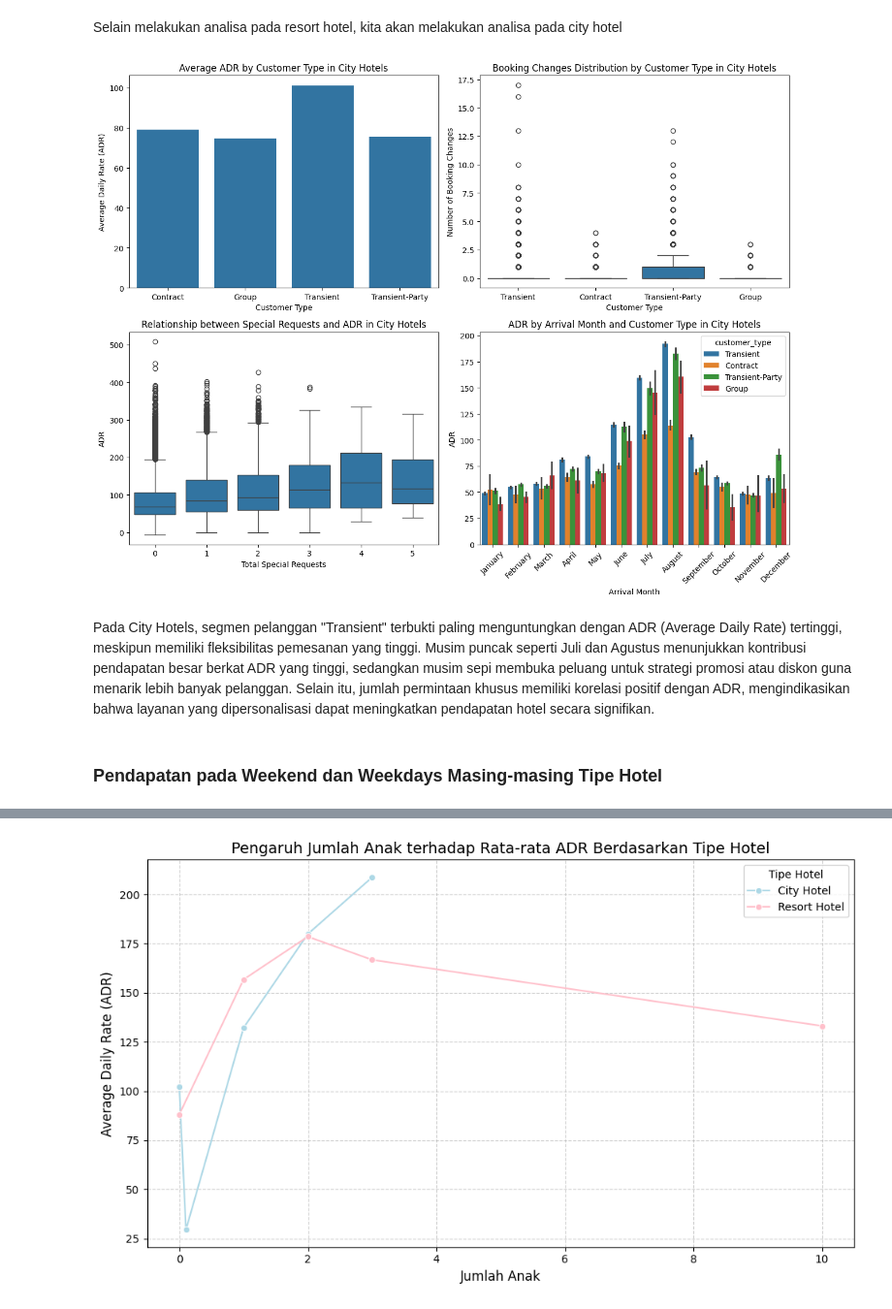
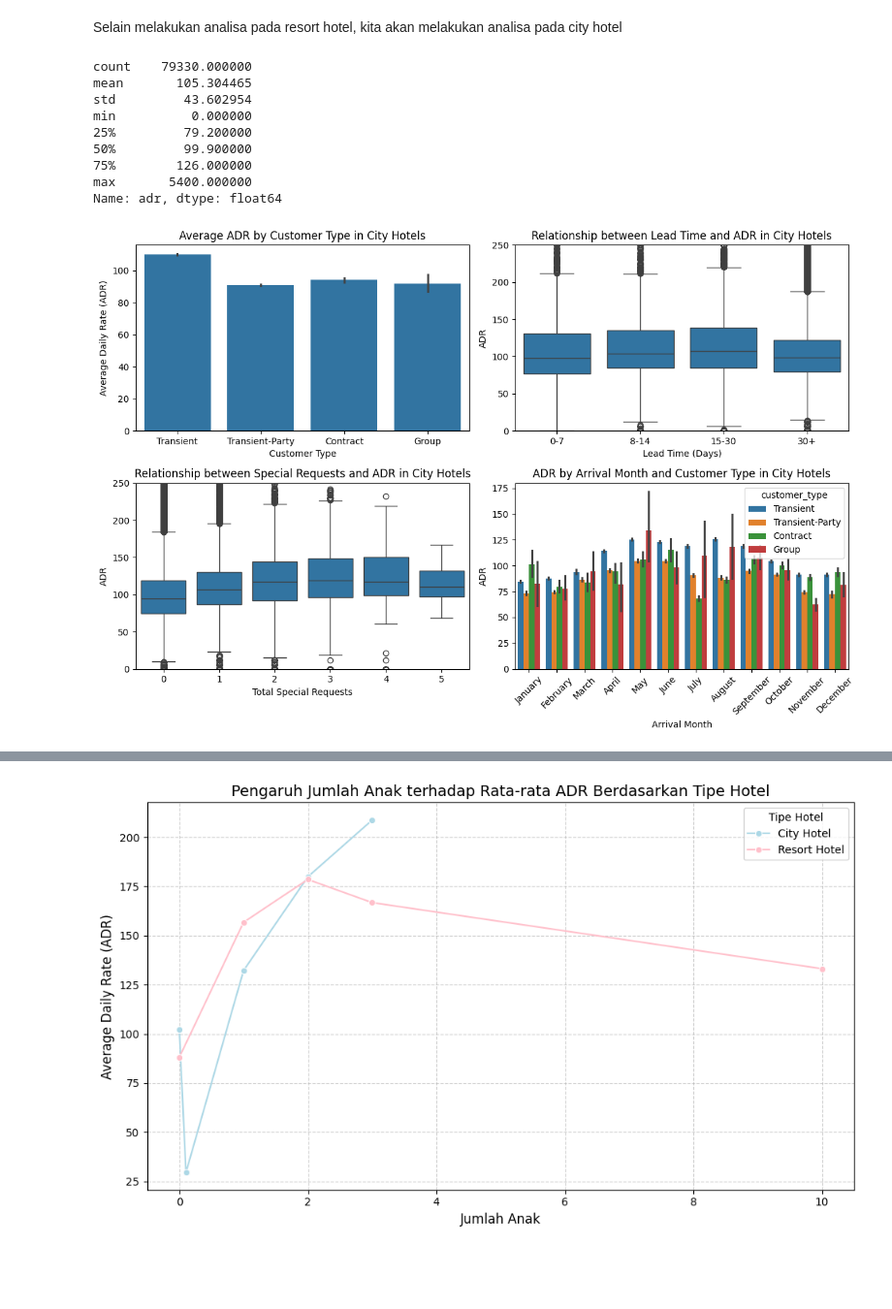
Before and after one commit to xyzaraa/hotel_analysis, a Jupyter notebook: hotel_analysis.ipynb, the cells around one changed output, grey strips where cells are left out. Shown at 97% size. Saved outputs shown, nothing was run; the diff lists cells and outputs as text; code cells hidden in the pictures; blank space fills up the shorter version.

```diff
--- a/hotel_analysis.ipynb
+++ b/hotel_analysis.ipynb
@@ -264,47 +486,64 @@ Selain itu, hotel dapat meningkatkan harga atau menawarkan paket promosi pada bu
 # %% [markdown]
 Selain melakukan analisa pada resort hotel, kita akan melakukan analisa pada city hotel
+# %%
+customer_city = df[df['hotel']=='City Hotel']
+# %%
+print(customer_city['adr'].describe())
+# %% [output]
+count    79330.000000
+mean       105.304465
+std         43.602954
+min          0.000000
+25%         79.200000
+50%         99.900000
+75%        126.000000
+max       5400.000000
+Name: adr, dtype: float64
 # %%
-customer_city = df[df['hotel']=='Resort Hotel']
+# Mengelompokkan data berdasarkan jenis pelanggan dan hitung ADR rata-rata untuk setiap jenis
+customer_type_adr = customer_city.groupby('customer_type')['adr'].mean().reset_index()
 
-# Mengelompokkan data berdasarkan jenis pelanggan dan hitung ADR rata-rata untuk setiap jenis
-customer_type_adr_city = customer_city.groupby('customer_type')['adr'].mean().reset_index()
+# Create bins for lead time
+customer_city['lead_time_bin_city'] = pd.cut(customer_city['lead_time'], bins=[0, 7, 14, 30, np.inf], labels=['0-7', '8-14', '15-30', '30+'])
 
-# Membuat figure dengan layout 2x2
-fig, axes = plt.subplots(2, 2, figsize=(13, 10))
+# Create subplots
+fig, axes = plt.subplots(nrows=2, ncols=2, figsize=(12, 8))
 
 # Plot 1: Average ADR by Customer Type
-sns.barplot(x='customer_type', y='adr', data=customer_type_adr_city, ax=axes[0, 0])
+sns.barplot(x='customer_type', y='adr', data=customer_city, ax=axes[0, 0])
 axes[0, 0].set_title('Average ADR by Customer Type in City Hotels')
 axes[0, 0].set_xlabel('Customer Type')
 axes[0, 0].set_ylabel('Average Daily Rate (ADR)')
 
-# Plot 2: Booking Changes Distribution by Customer Type
-sns.boxplot(x='customer_type', y='booking_changes', data=customer_city, ax=axes[0, 1])
-axes[0, 1].set_title('Booking Changes Distribution by Customer Type in City Hotels')
-axes[0, 1].set_xlabel('Customer Type')
-axes[0, 1].set_ylabel('Number of Booking Changes')
+# Plot 2: Relationship between Lead Time and ADR
+sns.boxplot(x='lead_time_bin_city', y='adr', data=customer_city, ax=axes[0, 1])
+axes[0, 1].set_title('Relationship between Lead Time and ADR in City Hotels')
+axes[0, 1].set_xlabel('Lead Time (Days)')
+axes[0, 1].set_ylabel('ADR')
+axes[0, 1].set_ylim(0, 250)  # Membatasi y-axis sampai 250
 
 # Plot 3: Relationship between Special Requests and ADR
-sns.boxplot(x='total_of_special_requests', y='adr', data=customer_city,  ax=axes[1, 0])
+sns.boxplot(x='total_of_special_requests', y='adr', data=customer_city, ax=axes[1, 0])
 axes[1, 0].set_title('Relationship between Special Requests and ADR in City Hotels')
 axes[1, 0].set_xlabel('Total Special Requests')
 axes[1, 0].set_ylabel('ADR')
+axes[1, 0].set_ylim(0, 250)  # Membatasi y-axis sampai 250
 
 # Plot 4: ADR by Arrival Month and Customer Type
+months_order = [
+    'January', 'February', 'March', 'April', 'May', 'June',
+    'July', 'August', 'September', 'October', 'November', 'December'
+]
 sns.barplot(x='arrival_date_month', y='adr', hue='customer_type', data=customer_city, order=months_order, ax=axes[1, 1])
 axes[1, 1].set_title('ADR by Arrival Month and Customer Type in City Hotels')
 axes[1, 1].set_xlabel('Arrival Month')
 axes[1, 1].set_ylabel('ADR')
 axes[1, 1].tick_params(axis='x', rotation=45)
 
 # Mengatur tata letak agar tidak saling bertumpuk
 plt.tight_layout()
 
 # Menampilkan visualisasi
 plt.show()
 # %% [output]
-[figure, old version]
+[figure, new version]
-# %% [markdown]
-Pada City Hotels, segmen pelanggan "Transient" terbukti paling menguntungkan dengan ADR (Average Daily Rate) tertinggi, meskipun memiliki fleksibilitas pemesanan yang tinggi. Musim puncak seperti Juli dan Agustus menunjukkan kontribusi pendapatan besar berkat ADR yang tinggi, sedangkan musim sepi membuka peluang untuk strategi promosi atau diskon guna menarik lebih banyak pelanggan. Selain itu, jumlah permintaan khusus memiliki korelasi positif dengan ADR, mengindikasikan bahwa layanan yang dipersonalisasi dapat meningkatkan pendapatan hotel secara signifikan.
-# %% [markdown]
-### Pendapatan pada Weekend dan Weekdays Masing-masing Tipe Hotel
```
Also changed, not shown: parts of 78 cells of this notebook.
